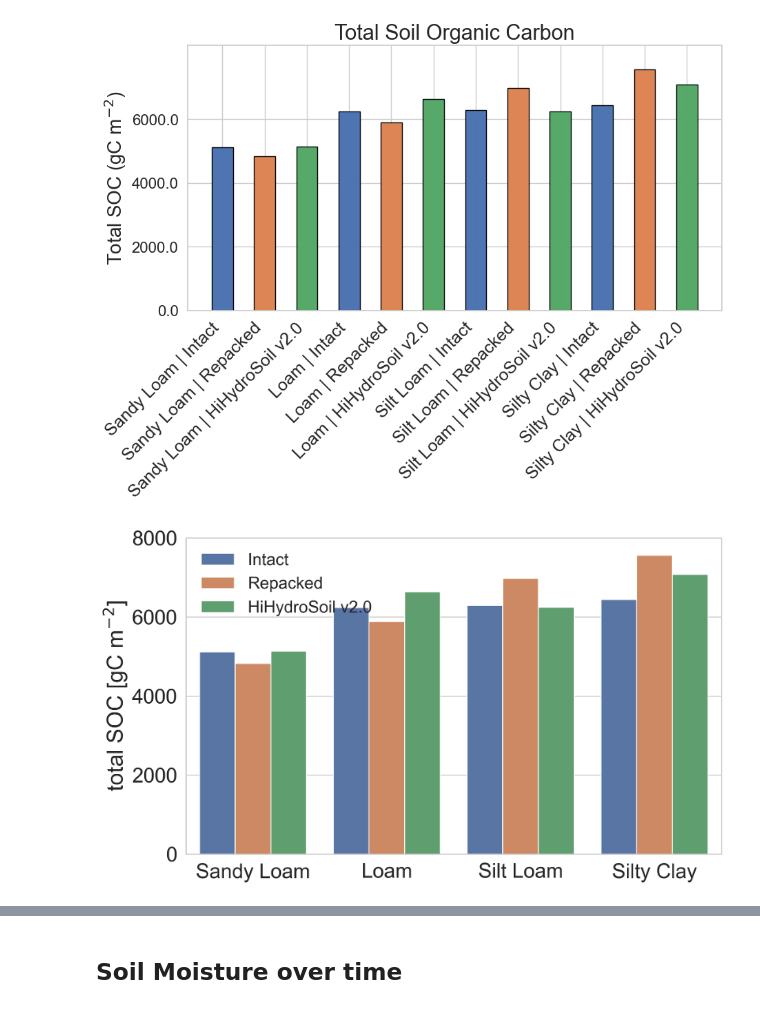
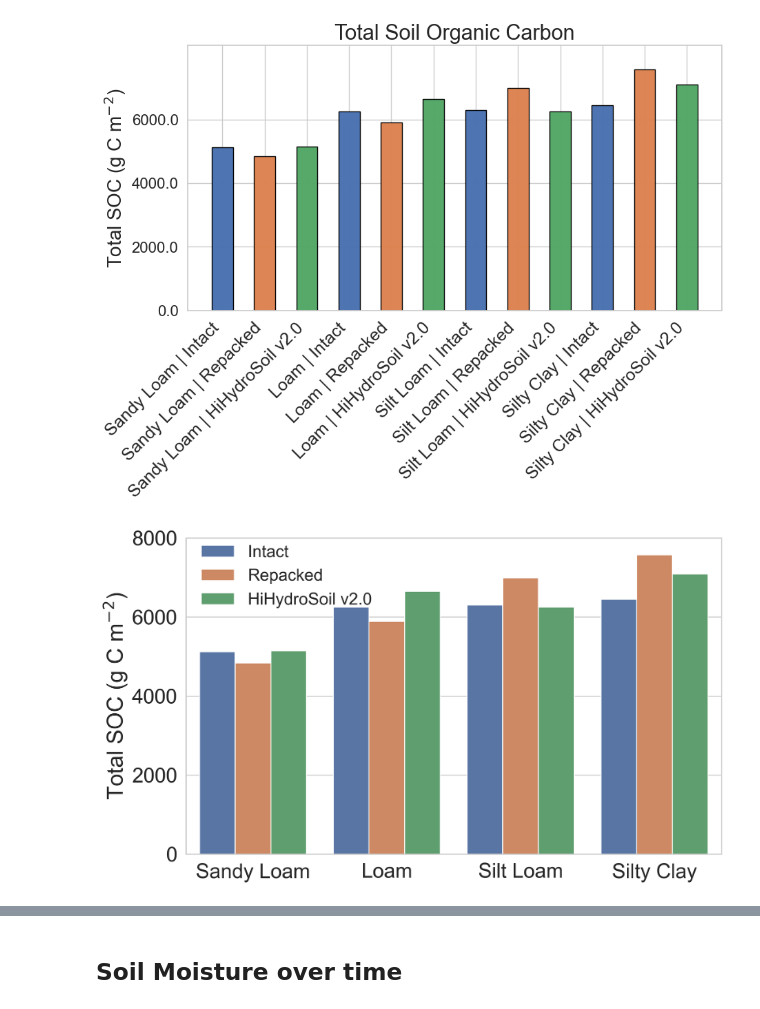
Before and after one commit to EMSL-MONet/HiProp_repo, a Jupyter notebook: HiProp_manuscript.ipynb, the cells around one changed output, grey strips where cells are left out. Cells and saved outputs as stored; diff of their text form; code cells hidden in the pictures.

Commit message:
revision v2 minor editorial changes to figure lables

```diff
--- a/HiProp_manuscript.ipynb
+++ b/HiProp_manuscript.ipynb
@@ -481,35 +481,35 @@ pivot_df_sort= pivot_df_sort.reset_index()
 # %%
 # Filter for only the two desired sources
 # filtered_df = pivot_df_sort[
 #     pivot_df_sort['Source'].isin(['Intact', 'HiHydroSoil v2.0'])
 # ].copy()
 # filtered_df['Source'] = filtered_df['Source'].replace({'Intact': 'MONet soil core'})
 
 # Define the custom color palette
 
 sns.set_theme(style="whitegrid", font_scale=2)
 plt.figure(figsize=(10, 6), dpi=300)
 
 # Bar plot with error bars showing standard deviation
 sns.barplot(
     data=pivot_df_sort,
     x="Soil texture", y="total_SOC", hue="Source",
     hue_order=source_order,
     errorbar="sd",
     estimator="mean",
     )
 plt.ylim(bottom=0, top=8000)
 plt.xticks(rotation=0)
-plt.ylabel("total SOC [gC m$^{-2}$]")
+plt.ylabel("Total SOC (g C m$^{-2}$)")
 plt.xlabel("")
-plt.legend(title="", loc='upper left', ncol=1, fontsize=18, frameon=False)
+plt.legend(title="", loc='upper left', ncol=1, fontsize=18, frameon=False, bbox_to_anchor=(0, 1.025))
 plt.tight_layout()
 
 plt.savefig('figs/total_SOC_Yan.png', dpi=300, bbox_inches='tight')
-plt.savefig('figs/total_SOC_Yan.svg', bbox_inches='tight')
+# plt.savefig('figs/total_SOC_Yan.svg', bbox_inches='tight')
 plt.show()
 # %% [output]
-[figure, old version]
+[figure, new version]
 # %%
 pivot_df[['Soil texture', 'Source','total_SOC']]
 # %% [output]
```
Also changed, not shown: parts of 10 cells of this notebook, 8 other files.
